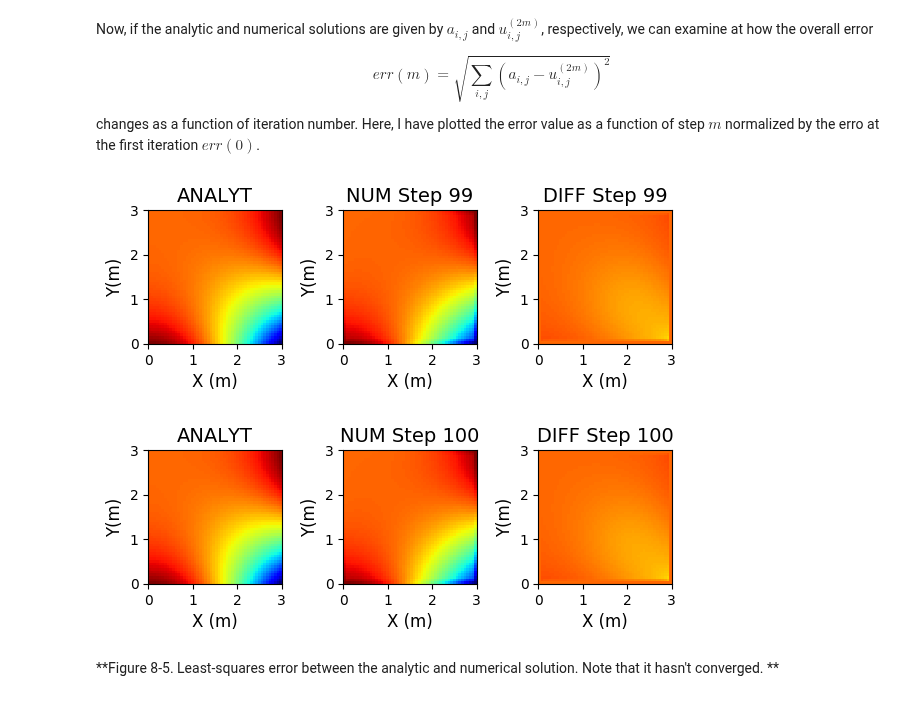
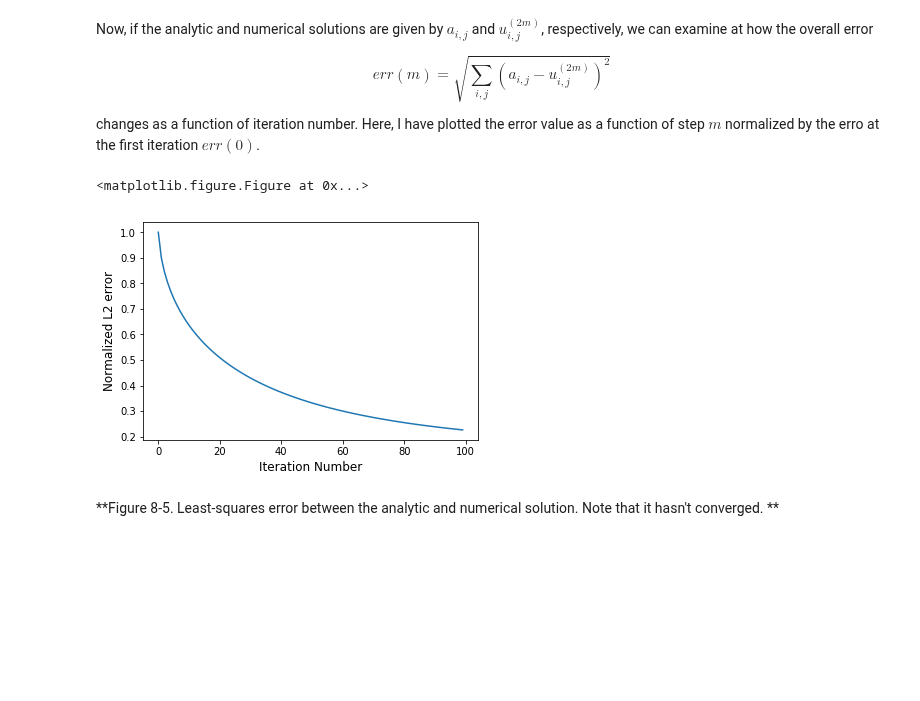
Before and after one commit to jshragge/CSM_GP_GEOPCOMP, a Jupyter notebook: 08_Elliptical_PDEs.ipynb, the cells around one changed output. Cells and saved outputs as stored; diff of their text form; code cells hidden in the pictures; blank space fills up the shorter version.

```diff
--- a/08_Elliptical_PDEs.ipynb
+++ b/08_Elliptical_PDEs.ipynb
@@ -78,27 +78,3 @@ $$\frac{\partial^2 u}{\partial x^2} +
   \frac{u_{i,j+1}-2u_{i,j}+u_{i,j-1}}{\Delta y^2} = \frac{u_{i+1,j}+u_{i-1,j}-4u_{i,j}+u_{i,j+1}+u_{i,j-1}}{ h^2}=0\tag{4}$$
 
 This leads to the following finite-difference stencil:
-# %%
-plt.figure(figsize=(6,6))
-nx=ny=5
-x = np.arange(nx)
-y=np.zeros(ny)
-
-for iy in range(nx):
-    plt.plot(x,y,'ko')
-    y+=1
-plt.plot(1,2,'ro',ms=20)
-plt.plot(3,2,'ro',ms=20)
-plt.plot([1,3],[2,2],'r-',linewidth=5)
-plt.plot(2,1,'ro',ms=20)
-plt.plot(2,3,'ro',ms=20)
-plt.plot([2,2],[1,3],'r-',linewidth=5)
-plt.plot(2,2,'bo',ms=20)
-
-plt.ylabel('Time Step: n',fontsize=16)
-plt.yticks(range(5),fontsize=16)
-plt.xlabel('Space Step: i',fontsize=16)
-plt.xticks(range(5),fontsize=16)
-
-
-plt.show()
@@ -428,13 +426,12 @@ changes as a function of iteration number. Here, I have plotted the error value
 # %%
 ## . . Set up movie
 fig2 = plt.figure()
-fig2.set_dpi(100)
 plt.plot(range(nt),err)
 plt.xlabel('Iteration Number',fontsize=12),plt.ylabel('Normalized L2 error',fontsize=12)
 plt.show()
 # %% [output]
+<matplotlib.figure.Figure at 0x...>
-[figure, old version]
+[figure, new version]
-[figure, removed]
 # %% [markdown]
 **Figure 8-5. Least-squares error between the analytic and numerical solution. Note that it hasn't converged. **
 # %% [markdown]
```
Also changed, not shown: parts of 3 cells of this notebook, 2 other files.
